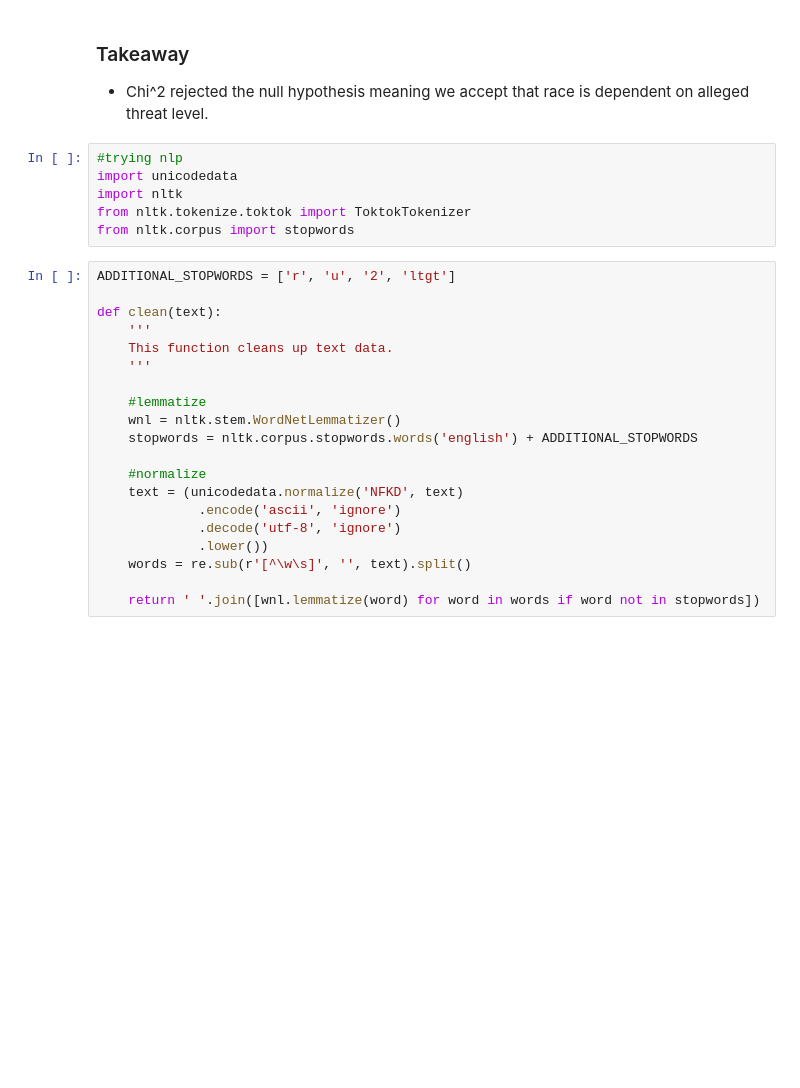
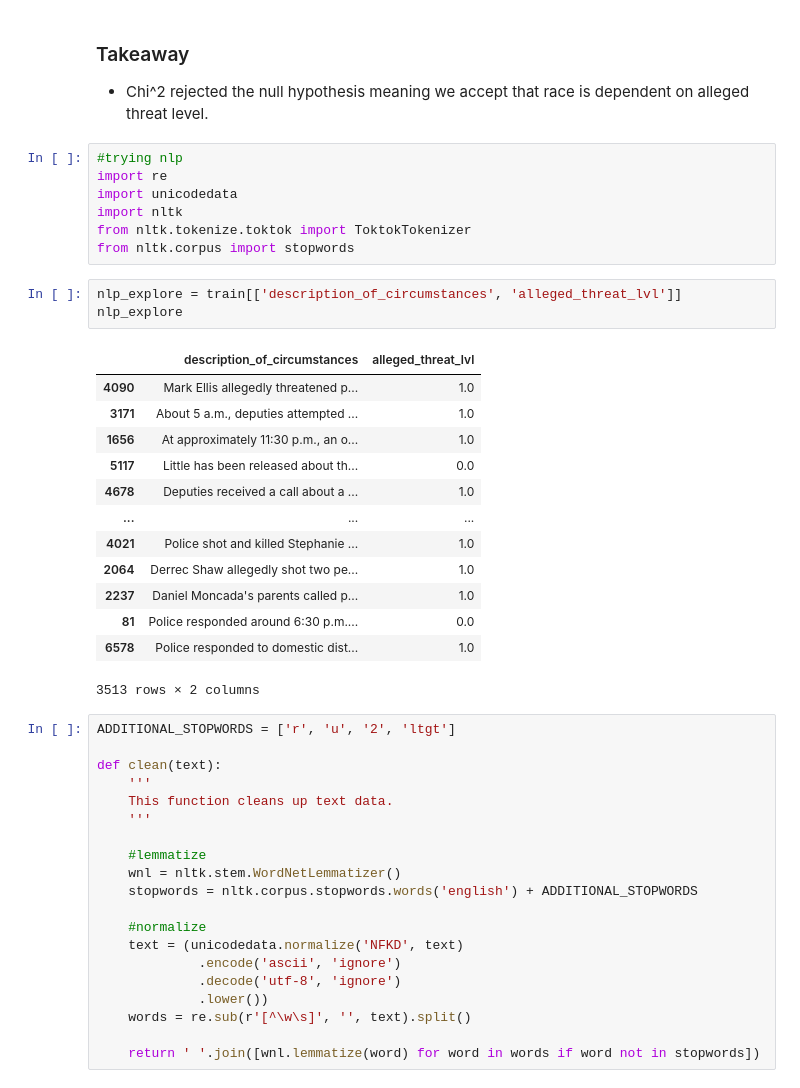
Before and after one commit to MG-Squared/americas_blues, a Jupyter notebook: explore-alicia.ipynb, the cells around one changed output. Drawn from its saved outputs; the diff is of its cells as text; blank space fills up the shorter version.

```diff
--- a/explore-alicia.ipynb
+++ b/explore-alicia.ipynb
@@ -301,10 +301,28 @@ Because the p-value: 0.0009 is less than alpha: 0.05, we can reject the null hyp
 - Chi^2 rejected the null hypothesis meaning we accept that race is dependent on alleged threat level.
 # %%
 #trying nlp
+import re
 import unicodedata
 import nltk
 from nltk.tokenize.toktok import ToktokTokenizer
 from nltk.corpus import stopwords
+# %%
+nlp_explore = train[['description_of_circumstances', 'alleged_threat_lvl']]
+nlp_explore
+# %% [output]
+|  | description_of_circumstances | alleged_threat_lvl |
+| 4090 | Mark Ellis allegedly threatened p... | 1.0 |
+| 3171 | About 5 a.m., deputies attempted ... | 1.0 |
+| 1656 | At approximately 11:30 p.m., an o... | 1.0 |
+| 5117 | Little has been released about th... | 0.0 |
+| 4678 | Deputies received a call about a ... | 1.0 |
+| ... | ... | ... |
+| 4021 | Police shot and killed Stephanie ... | 1.0 |
+| 2064 | Derrec Shaw allegedly shot two pe... | 1.0 |
+| 2237 | Daniel Moncada's parents called p... | 1.0 |
+| 81 | Police responded around 6:30 p.m.... | 0.0 |
+| 6578 | Police responded to domestic dist... | 1.0 |
+3513 rows × 2 columns
 # %%
 ADDITIONAL_STOPWORDS = ['r', 'u', '2', 'ltgt']
 
```
Also changed, not shown: parts of 8 cells of this notebook.
